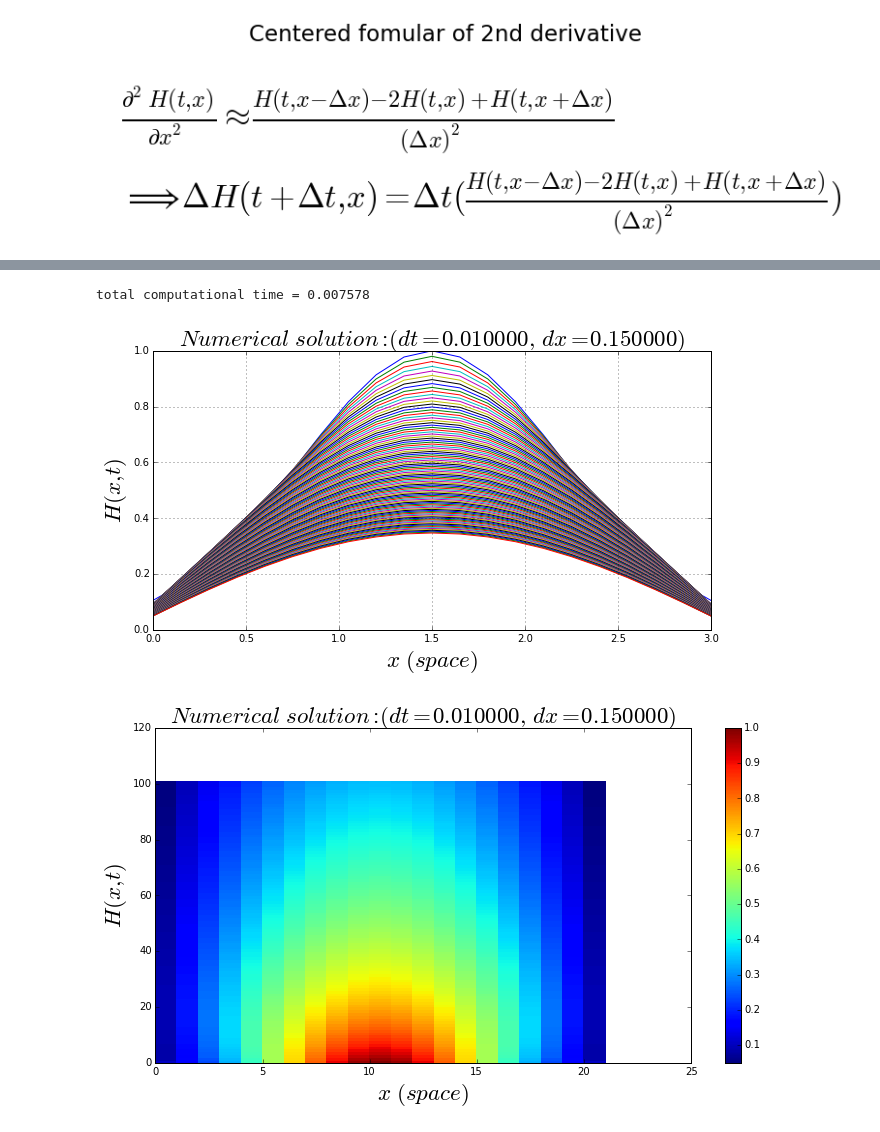
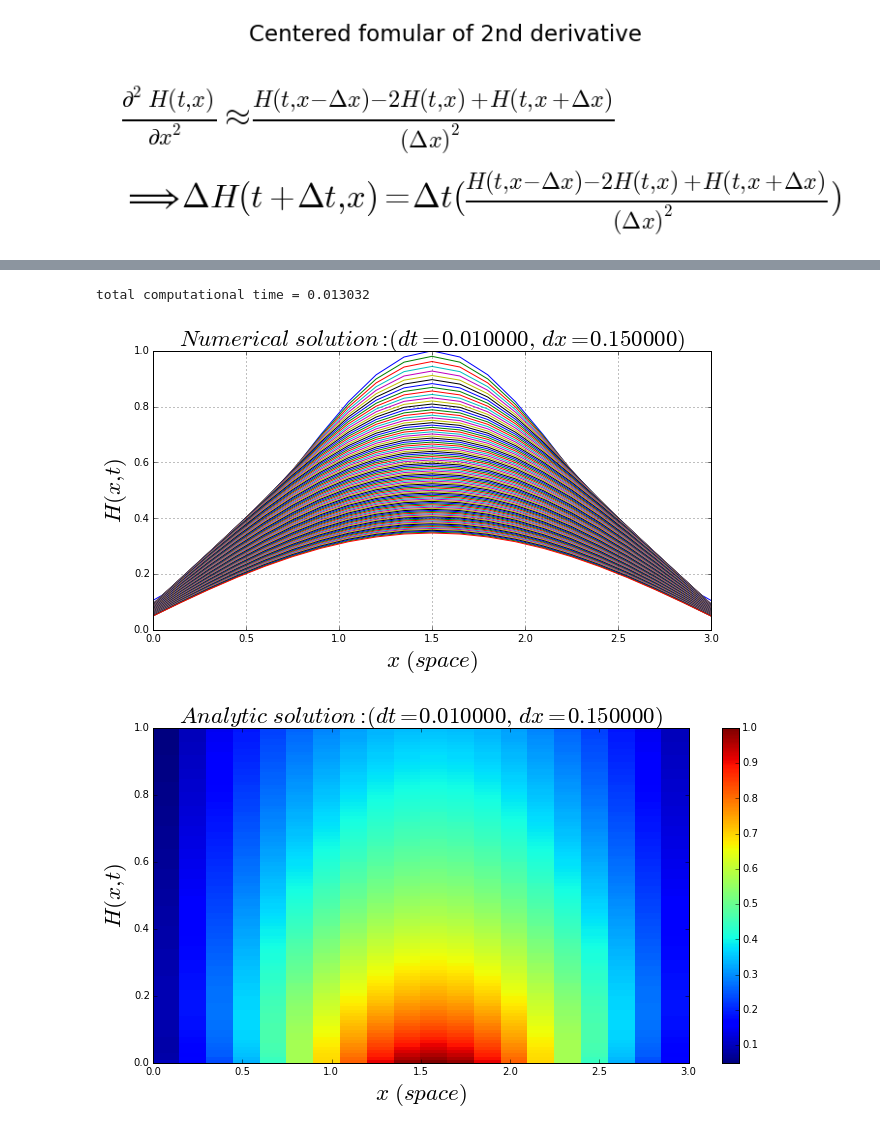
Before and after one commit to alvason/Diffusion-computation, a Jupyter notebook: diffusion-numerical.ipynb, the cells around one changed output, grey strips where cells are left out. Saved outputs shown, nothing was run; the diff lists cells and outputs as text; code cells hidden in the pictures.

```diff
--- a/diffusion-numerical.ipynb
+++ b/diffusion-numerical.ipynb
@@ -29,32 +29,3 @@ plt.text(0,0.0/2,r'$H(x,t) = \frac{1}{(1 + 4 \ \xi \ t)^{1/2}} e^\frac{-x^2}{1 +
 plt.show()
 # %% [output]
 [figure]
-# %%
-# define GridXX function for making 2D-grid from 1D-grid
-def AlvaGridXX(gridX, totalGPoint_Y):
-    gridXX = gridX;
-    for n in range(totalGPoint_Y - 1):
-        gridXX = np.vstack((gridXX, gridX));
-    return gridXX;
-# checking both the gridXX function and the plotting function with matrix of gridXX
-minX = float(0); maxX = float(1);
-minY = float(0); maxY = float(3);
-
-totalGPoint_X = int(30 + 1);
-dx = (maxX - minX)/(totalGPoint_X - 1);
-gridX = np.linspace(minX, maxX, totalGPoint_X);
-totalGPoint_Y = int(6 + 1);
-dy = (maxY - minY)/(totalGPoint_Y - 1);
-gridY = np.linspace(minY, maxY, totalGPoint_Y)
-
-X = AlvaGridXX(gridX, totalGPoint_Y)
-Y = AlvaGridXX(gridY, totalGPoint_X).T
-
-numberingFig = numberingFig + 1;
-plt.figure(numberingFig, figsize=(10,3));
-plt.xticks(fontsize = AlvaFontSize);plt.yticks(fontsize = AlvaFontSize)
-plt.plot(X, Y, linestyle='dotted', marker='.', color = 'gray');
-plt.title(r'$ Grid $', fontsize = AlvaFontSize);
-plt.xlabel(r'$X \ (dx = %f) $' %(dx), fontsize = AlvaFontSize);
-plt.ylabel(r'$Y \ (dy = %f) $' %(dy), fontsize = AlvaFontSize);
-plt.show()
@@ -183,34 +151,34 @@ Hgear = initialH.copy();
 
 start_time = time.time();
 for tn in range(totalGPoint_T - 1):
     leftX =   np.roll(Hgear[tn, :], 1); leftX[0:1] = 0.0;
     centerX = Hgear[tn, :];
     rightX =  np.roll(Hgear[tn, :], -1); rightX[-1:] = 0.0;
 
     gridHtx[tn + 1, :] = Hgear[tn, :] + dt*(leftX - 2.0*centerX + rightX)/(dx)**2;
     Hgear = gridHtx.copy()
 
 stop_time = time.time();
 total_time = stop_time - start_time;
 print 'total computational time = %f'% (total_time);
 
 #print gridHtx
 numberingFig = numberingFig + 1;
 plt.figure(numberingFig,figsize=(10,5));
 plt.plot(gridX, gridHtx.T);
 plt.grid(True)
 plt.title(r'$ Numerical \ solution: (dt = %f,\ dx = %f) $'%(dt, dx), fontsize = AlvaFontSize);
 plt.xlabel(r'$x \ (space)$', fontsize = AlvaFontSize); plt.ylabel(r'$H(x,t)$', fontsize = AlvaFontSize);
 plt.show()
 
 numberingFig = numberingFig + 1;
 plt.figure(numberingFig,figsize=(12,6));
-plt.pcolor(gridHtx);
-plt.title(r'$ Numerical \ solution: (dt = %f,\ dx = %f) $'%(dt, dx), fontsize = AlvaFontSize);
+plt.pcolor(X, Y, gridHtx);
+plt.title(r'$ Analytic \ solution: (dt = %f,\ dx = %f) $'%(dt, dx), fontsize = AlvaFontSize);
 plt.xlabel(r'$x \ (space)$', fontsize = AlvaFontSize); plt.ylabel(r'$H(x,t)$', fontsize = AlvaFontSize);
 plt.colorbar();
 plt.show()
 # %% [output]
-total computational time = 0.007578
+total computational time = 0.013032
 [figure]
-[figure, old version]
+[figure, new version]
```
Also changed, not shown: parts of 5 cells of this notebook, 3 other files.
